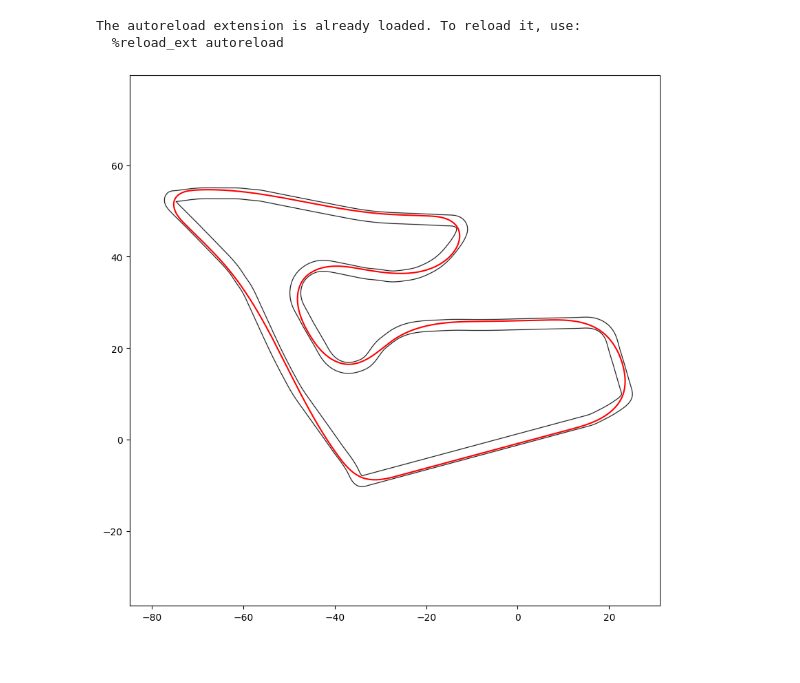
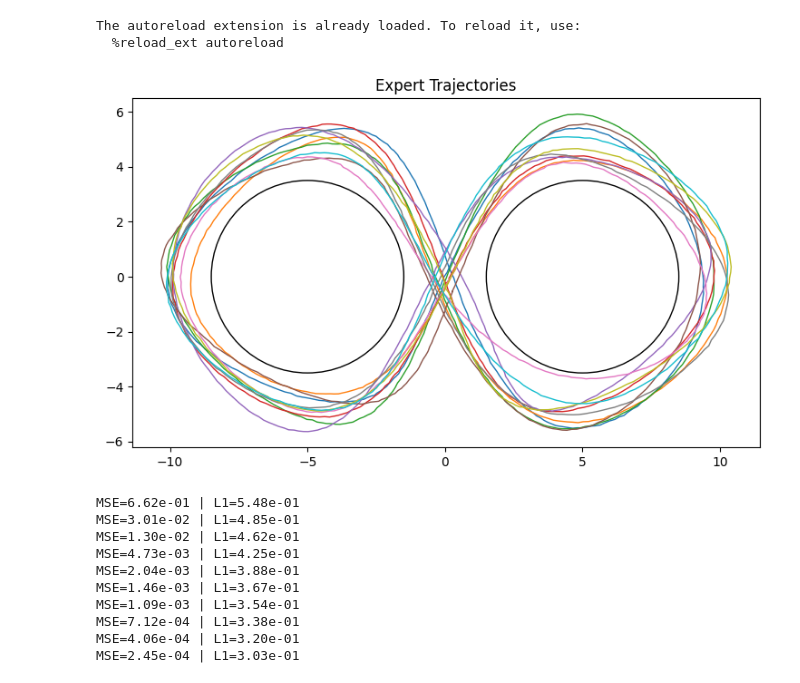
Before and after one commit to Damowerko/ese200, a Jupyter notebook: notebooks/linear_systems.ipynb, the cells around one changed output. Drawn from its saved outputs; the diff is of its cells as text; code cells hidden in the pictures; blank space fills up the shorter version.

```diff
--- a/notebooks/linear_systems.ipynb
+++ b/notebooks/linear_systems.ipynb
@@ -4,9 +4,67 @@
 # %% [output]
 The autoreload extension is already loaded. To reload it, use:
   %reload_ext autoreload
-# %%
-from ese200.racetrack import load_track, plot_track
-track = load_track("../track/Spielberg")
-plot_track(track)
-# %% [output]
-[figure, removed]
+# %%
+import matplotlib.pyplot as plt
+import numpy as np
+from pathlib import Path
+from ese200.visualize import plot_obstacles
+from ese200.config import Config
+
+config = Config()
+data_path = Path("../data")
+
+state = np.load("../data/states.npy")
+x_expert = np.load("../data/inputs.npy")
+
+plt.figure(figsize=(10, 5))
+plt.gca().set_aspect("equal")
+plot_obstacles(plt.gca())
+plt.title("Expert Trajectories")
+for x_ in state:
+    plt.plot(x_[:, 0], x_[:, 1], "-", linewidth=1.0)
+# %% [output]
+[figure, added]
+# %%
+import torch
+import torch.nn as nn
+
+n_steps = 10000
+lr = 1e-3
+l1_weight = 1e-5
+
+device = torch.device("cuda" if torch.cuda.is_available() else "cpu")
+state = torch.from_numpy(np.load(data_path / "states.npy")).to(device).float()
+x_expert = torch.from_numpy(np.load(data_path / "inputs.npy")).to(device).float()
+
+n_states = state.shape[-1]
+n_inputs = x_expert.shape[-1]
+
+A = torch.zeros(n_states, n_states, device=device, requires_grad=True)
+B = torch.zeros(n_states, n_inputs, device=device, requires_grad=True)
+
+optimizer = torch.optim.Adam([A, B], lr=lr)
+for i in range(n_steps):
+    optimizer.zero_grad()
+    x_pred = state[:, :-1] @ A.T + x_expert[:, :-1] @ B.T
+    mse_loss = (state[:, 1:] - x_pred).pow(2).mean()
+    l1_loss = A.abs().mean() + B.abs().mean()
+    loss = mse_loss + l1_weight * l1_loss
+    loss.backward()
+    optimizer.step()
+    if i % (n_steps // 10) == n_steps // 10 - 1:
+        print(f"MSE={mse_loss.item():.2e} | L1={l1_loss.item():.2e}")
+
+np.save(data_path / "A.npy", A.detach().cpu().numpy())
+np.save(data_path / "B.npy", B.detach().cpu().numpy())
+# %% [output]
+MSE=6.62e-01 | L1=5.48e-01
+MSE=3.01e-02 | L1=4.85e-01
+MSE=1.30e-02 | L1=4.62e-01
+MSE=4.73e-03 | L1=4.25e-01
+MSE=2.04e-03 | L1=3.88e-01
+MSE=1.46e-03 | L1=3.67e-01
+MSE=1.09e-03 | L1=3.54e-01
+MSE=7.12e-04 | L1=3.38e-01
+MSE=4.06e-04 | L1=3.20e-01
+MSE=2.45e-04 | L1=3.03e-01
```
Also changed, not shown: parts of 6 cells of this notebook, 5 other files.
